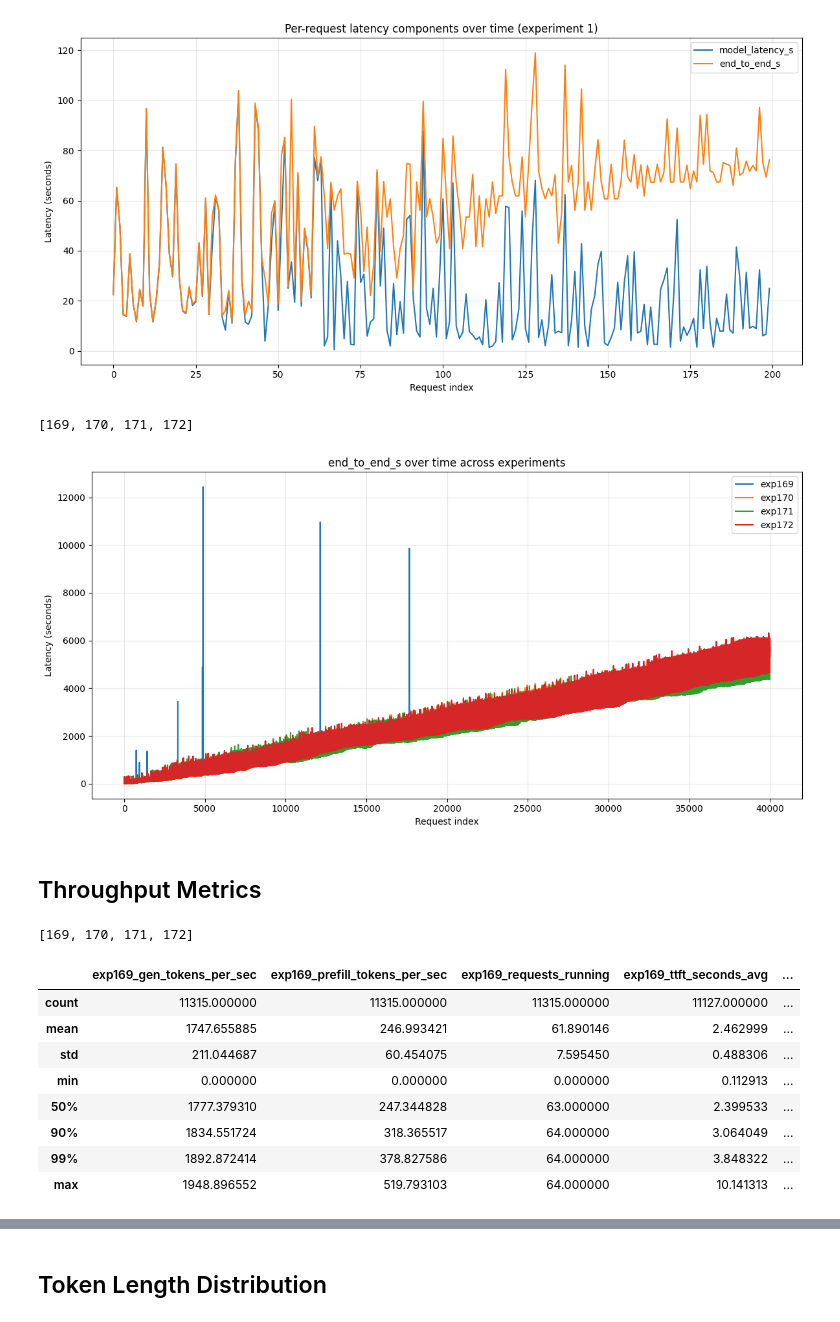
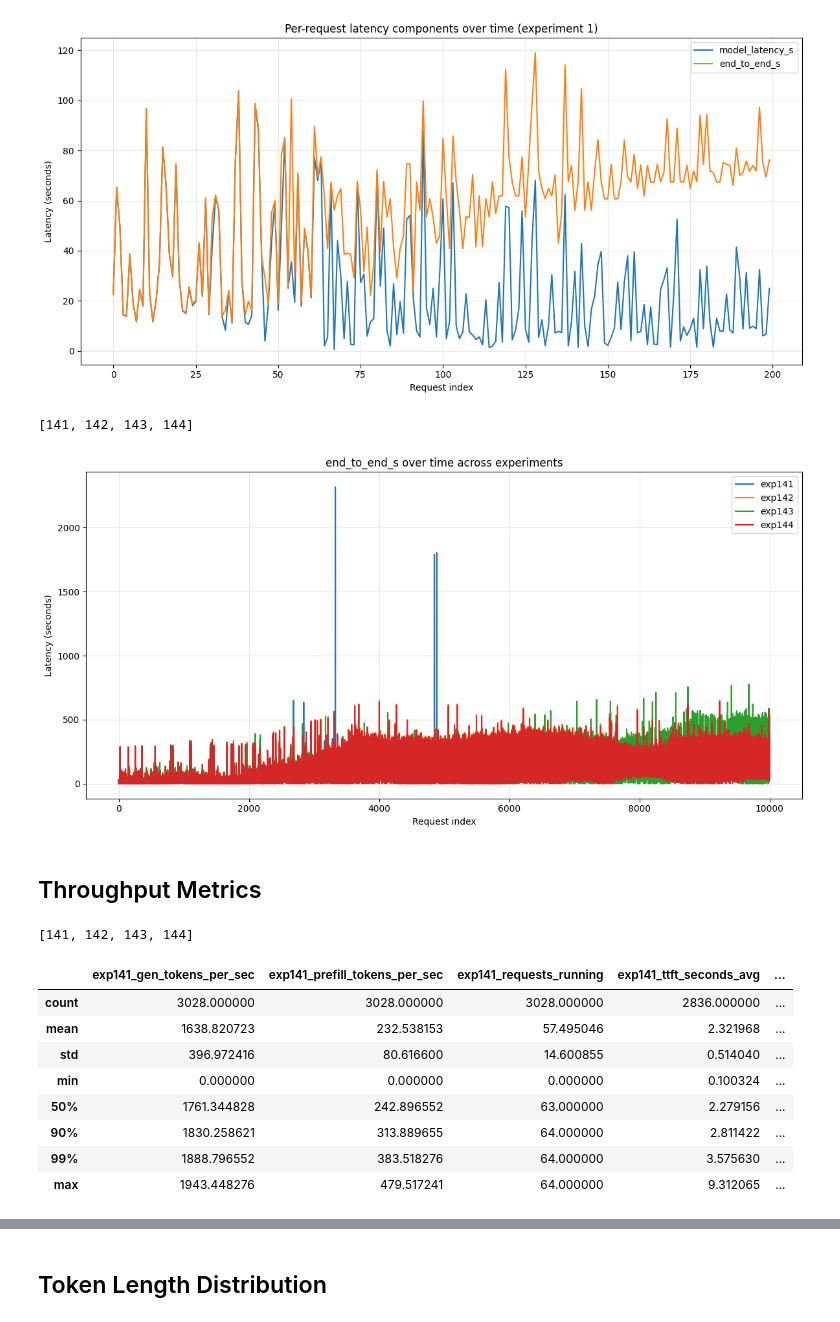
Before and after one commit to immengzi/LLM-LA, a Jupyter notebook: microservice/analysis.ipynb, the cells around one changed output, grey strips where cells are left out. Cells and saved outputs as stored; diff of their text form; code cells hidden in the pictures.

```diff
--- a/microservice/analysis.ipynb
+++ b/microservice/analysis.ipynb
@@ -293,7 +293,7 @@ import matplotlib.pyplot as plt
 
 # ---- choose experiments ----
 # choose which series you want
-series_ids = [42]
+series_ids = [35]
 
 experiments = experiments_from_series(series_ids)
 
@@ -308,35 +308,35 @@ metric = "end_to_end_s"          # total client → router → server → client
 # metric = "sidecar_queue_s"     # waiting time inside sidecar
 # metric = "vllm_compute_s"      # actual model compute time
 # metric = "router_post_result_s"
 # -----------------------------------------------
 
 plt.figure(figsize=(12, 6))
 
 for exp_id in experiments:
     df = (
         load_experiment_latencies(exp_id=exp_id)
         .sort_values("idx")
         .reset_index(drop=True)
     )
 
     if metric not in df.columns:
         print(f"Skipping exp{exp_id}: {metric} not found")
         continue
 
     x = df["idx"]
     y = df[metric]
 
     plt.plot(x, y, label=f"exp{exp_id}")
 
 plt.xlabel("Request index")
 plt.ylabel("Latency (seconds)")
 plt.title(f"{metric} over time across experiments")
 plt.legend(loc="upper right")
 plt.grid(True, alpha=0.3)
 plt.tight_layout()
 # %% [output]
-[169, 170, 171, 172]
+[141, 142, 143, 144]
-[figure, old version]
+[figure, new version]
 # %% [markdown]
 ## Throughput Metrics
 # %%
@@ -345,7 +345,7 @@ import pandas as pd
 
 # -------- choose experiments to compare --------
 # choose which series you want
-series_ids = [42]
+series_ids = [35]
 
 experiments = experiments_from_series(series_ids)
 
@@ -417,16 +417,16 @@ comparison = pd.concat(summaries, axis=1)
 
 comparison
 # %% [output]
-[169, 170, 171, 172]
+[141, 142, 143, 144]
-|  | exp169_gen_tokens_per_sec | exp169_prefill_tokens_per_sec | exp169_requests_running | exp169_ttft_seconds_avg | ... |
-| count | 11315.000000 | 11315.000000 | 11315.000000 | 11127.000000 | ... |
-| mean | 1747.655885 | 246.993421 | 61.890146 | 2.462999 | ... |
-| std | 211.044687 | 60.454075 | 7.595450 | 0.488306 | ... |
-| min | 0.000000 | 0.000000 | 0.000000 | 0.112913 | ... |
-| 50% | 1777.379310 | 247.344828 | 63.000000 | 2.399533 | ... |
-| 90% | 1834.551724 | 318.365517 | 64.000000 | 3.064049 | ... |
-| 99% | 1892.872414 | 378.827586 | 64.000000 | 3.848322 | ... |
-| max | 1948.896552 | 519.793103 | 64.000000 | 10.141313 | ... |
+|  | exp141_gen_tokens_per_sec | exp141_prefill_tokens_per_sec | exp141_requests_running | exp141_ttft_seconds_avg | ... |
+| count | 3028.000000 | 3028.000000 | 3028.000000 | 2836.000000 | ... |
+| mean | 1638.820723 | 232.538153 | 57.495046 | 2.321968 | ... |
+| std | 396.972416 | 80.616600 | 14.600855 | 0.514040 | ... |
+| min | 0.000000 | 0.000000 | 0.000000 | 0.100324 | ... |
+| 50% | 1761.344828 | 242.896552 | 63.000000 | 2.279156 | ... |
+| 90% | 1830.258621 | 313.889655 | 64.000000 | 2.811422 | ... |
+| 99% | 1888.796552 | 383.518276 | 64.000000 | 3.575630 | ... |
+| max | 1943.448276 | 479.517241 | 64.000000 | 9.312065 | ... |
 # %%
 from experiment_analysis import load_experiment_prom_samples
 import matplotlib.pyplot as plt
```
Also changed, not shown: parts of 8 cells of this notebook, 14 other files.
